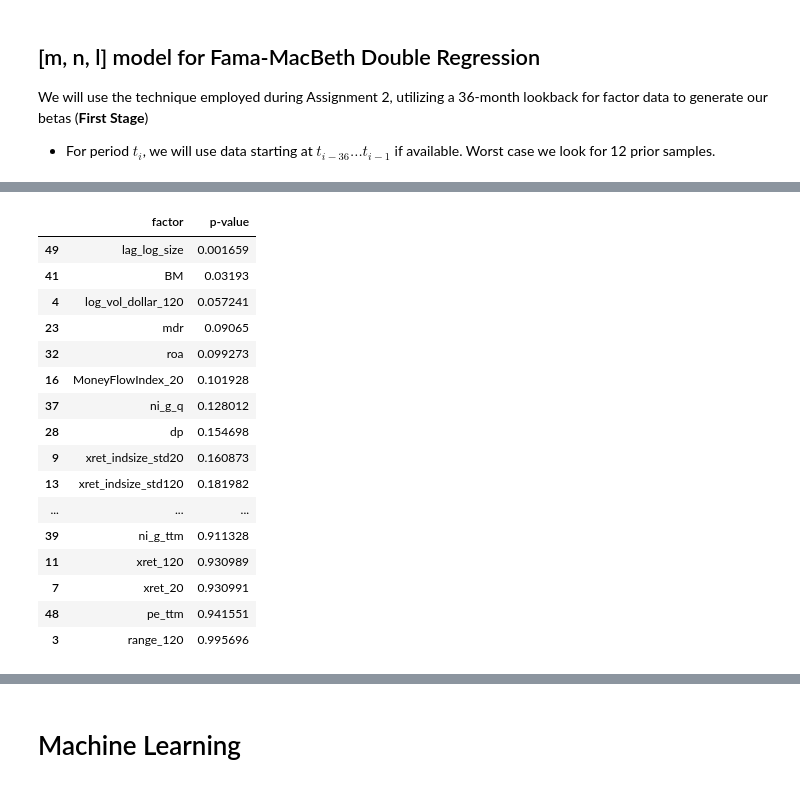
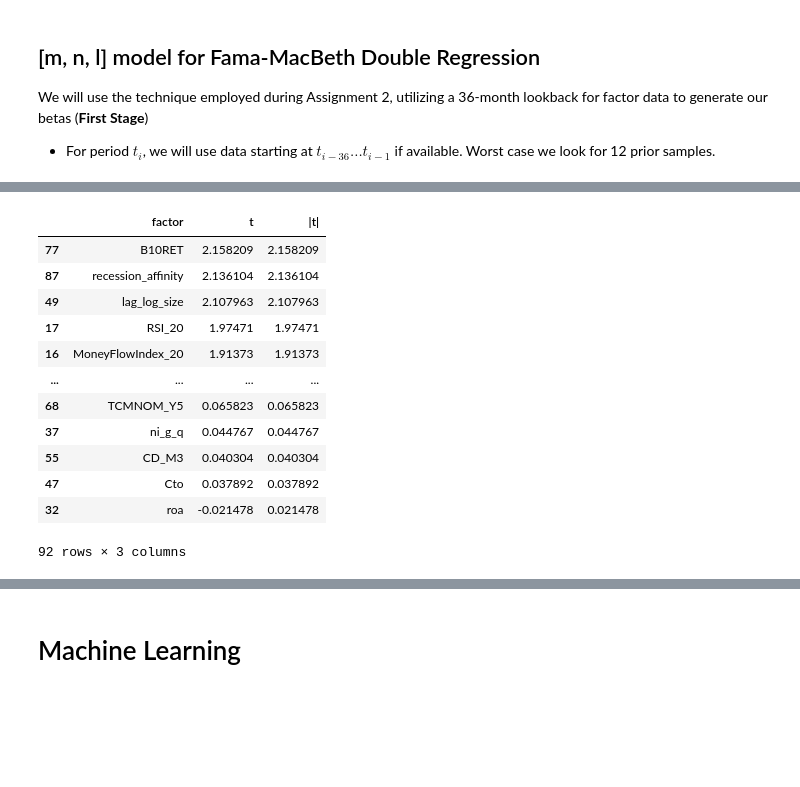
Before and after one commit to CFM-301-W23-G4/Final-Project, a Jupyter notebook: Final Project.ipynb, the cells around one changed output, grey strips where cells are left out. Saved outputs shown, nothing was run; the diff lists cells and outputs as text; code cells hidden in the pictures; blank space fills up the shorter version.

```diff
--- a/Final Project.ipynb
+++ b/Final Project.ipynb
@@ -132,0 +322,2 @@ all_monthly_data[all_monthly_data["permno"] == 86594.0].sort_values(by="monthid"
+# %%
+all_monthly_data["recession_affinity"] = np.where(all_monthly_data["10M2"] < 0, 1 / all_monthly_data["volinc"], 1500 * all_monthly_data["volinc"])
@@ -193,3 +412,9 @@ all_monthly_data
+# %%
+
+if os.path.isfile("all_monthly_data_final.csv"):
+    all_monthly_data = pd.read_csv("all_monthly_data_final.csv", index_col=0)
+else:
+    all_monthly_data.to_csv("all_monthly_data_final.csv")
 # %% [markdown]
 ## Factor Code
 # %%
@@ -234,5 +459,9 @@ model_factors = ['IM', 'range_20', 'log_vol_dollar_20',
        'profitability', 'sales_g_q', 'sales_g_ttm', 'op_income_g_q', 'ni_g_q',
        'op_income_g_ttm', 'ni_g_ttm', 'sue_NI', 'BM', 'AM', 'EP', 'SP',
        'roe_q', 'roa_q', 'Cto', 'pe_ttm', 'lag_log_size']
+# %%
+model_factors += macro_factors
+model_factors += recession_factors
+model_factors += tone_factors
 # %%
 all_monthly_data = pd.merge(ff4_factors, all_monthly_data, on="monthid")
@@ -255,7 +490,8 @@ from multiprocess.pool import ThreadPool
 def add_betas(permno):
     results = []
     for (i, monthid) in enumerate(testing_range):
-        window = set(testing_range[max(0, i-35):i+1]) # t_(i-36) to t_(i-1) returns. Compare to t_i returns
+        window = set(testing_range[max(0, i-36):i]) # betas calculated using t_(i-37) to t_(i-2) factors and t_(i-36) to t_(i-1) returns.
+                                                    # betas added alongside t_i returns (dated to be compared against t_(i-1) factors)
         window_data = all_monthly_data[(all_monthly_data["permno"] == permno) & (all_monthly_data["monthid"].isin(window))]
 
         if len(window_data) < 12:
@@ -360,29 +612,31 @@ second_stage_df
 # %%
 # Get p values
 p_value_dict = {"factor": [], "p-value": []}
+t_stat_dict = {"factor": [], "t": [], "|t|": []}
 for factor in model_factors:
     lambdas = second_stage_df[factor]
     ttest = stats.ttest_ind(lambdas, np.zeros(len(lambdas))) # Compare to see if any lambdas are significantly different from zero
     p_value_dict['factor'].append(factor)
     p_value_dict['p-value'].append(ttest[1])
 
-results_df = pd.DataFrame.from_dict(p_value_dict, orient='index')
-results_df.round(2).T.sort_values(by="p-value")
+    t_stat_dict['factor'].append(factor)
+    t_stat_dict['t'].append(ttest[0])
+    t_stat_dict['|t|'].append(abs(ttest[0]))
+
+p_df = pd.DataFrame.from_dict(p_value_dict, orient='index')
+t_df = pd.DataFrame.from_dict(t_stat_dict, orient='index')
+t_df.round(2).T.sort_values(by="|t|", ascending=False)
 # %% [output]
-|  | factor | p-value |
-| 49 | lag_log_size | 0.001659 |
-| 41 | BM | 0.03193 |
-| 4 | log_vol_dollar_120 | 0.057241 |
-| 23 | mdr | 0.09065 |
-| 32 | roa | 0.099273 |
-| 16 | MoneyFlowIndex_20 | 0.101928 |
-| 37 | ni_g_q | 0.128012 |
-| 28 | dp | 0.154698 |
-| 9 | xret_indsize_std20 | 0.160873 |
-| 13 | xret_indsize_std120 | 0.181982 |
-| ... | ... | ... |
-| 39 | ni_g_ttm | 0.911328 |
-| 11 | xret_120 | 0.930989 |
-| 7 | xret_20 | 0.930991 |
-| 48 | pe_ttm | 0.941551 |
-| 3 | range_120 | 0.995696 |
+|  | factor | t | |t| |
+| 77 | B10RET | 2.158209 | 2.158209 |
+| 87 | recession_affinity | 2.136104 | 2.136104 |
+| 49 | lag_log_size | 2.107963 | 2.107963 |
+| 17 | RSI_20 | 1.97471 | 1.97471 |
+| 16 | MoneyFlowIndex_20 | 1.91373 | 1.91373 |
+| ... | ... | ... | ... |
+| 68 | TCMNOM_Y5 | 0.065823 | 0.065823 |
+| 37 | ni_g_q | 0.044767 | 0.044767 |
+| 55 | CD_M3 | 0.040304 | 0.040304 |
+| 47 | Cto | 0.037892 | 0.037892 |
+| 32 | roa | -0.021478 | 0.021478 |
+92 rows × 3 columns
```
Also changed, not shown: parts of 80 cells of this notebook, 2 other files.
